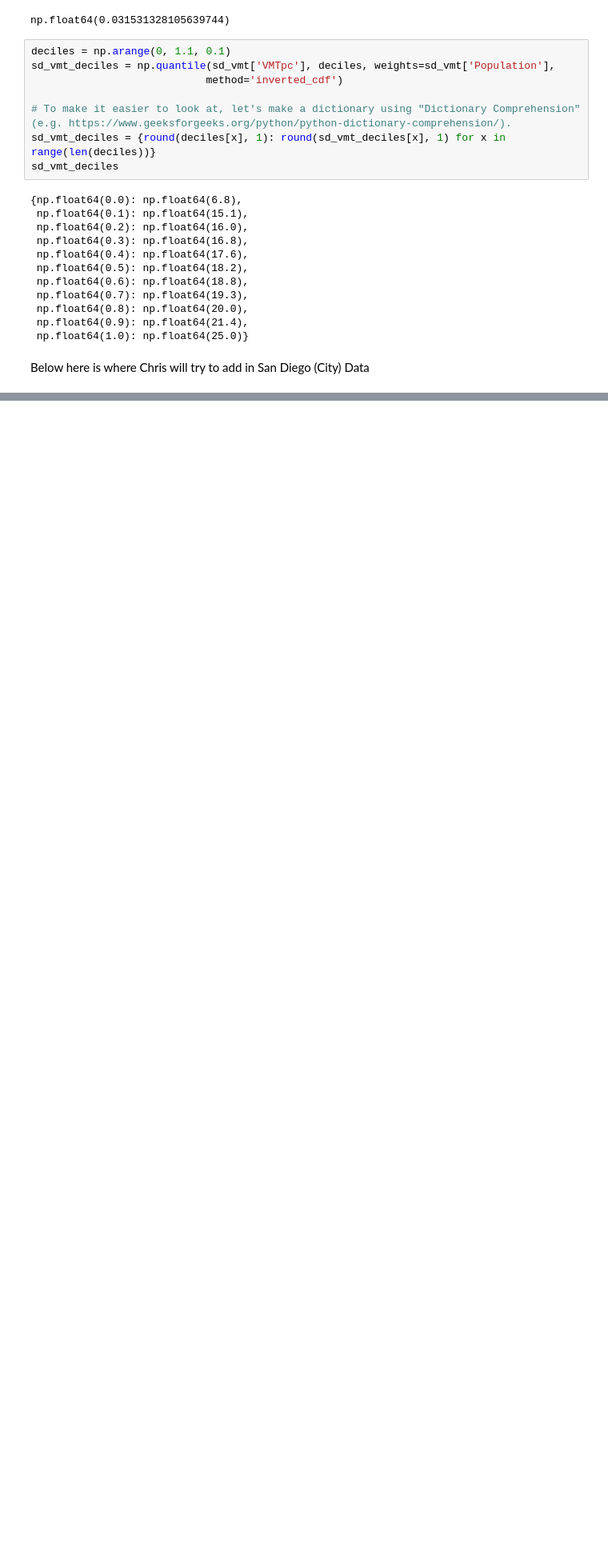
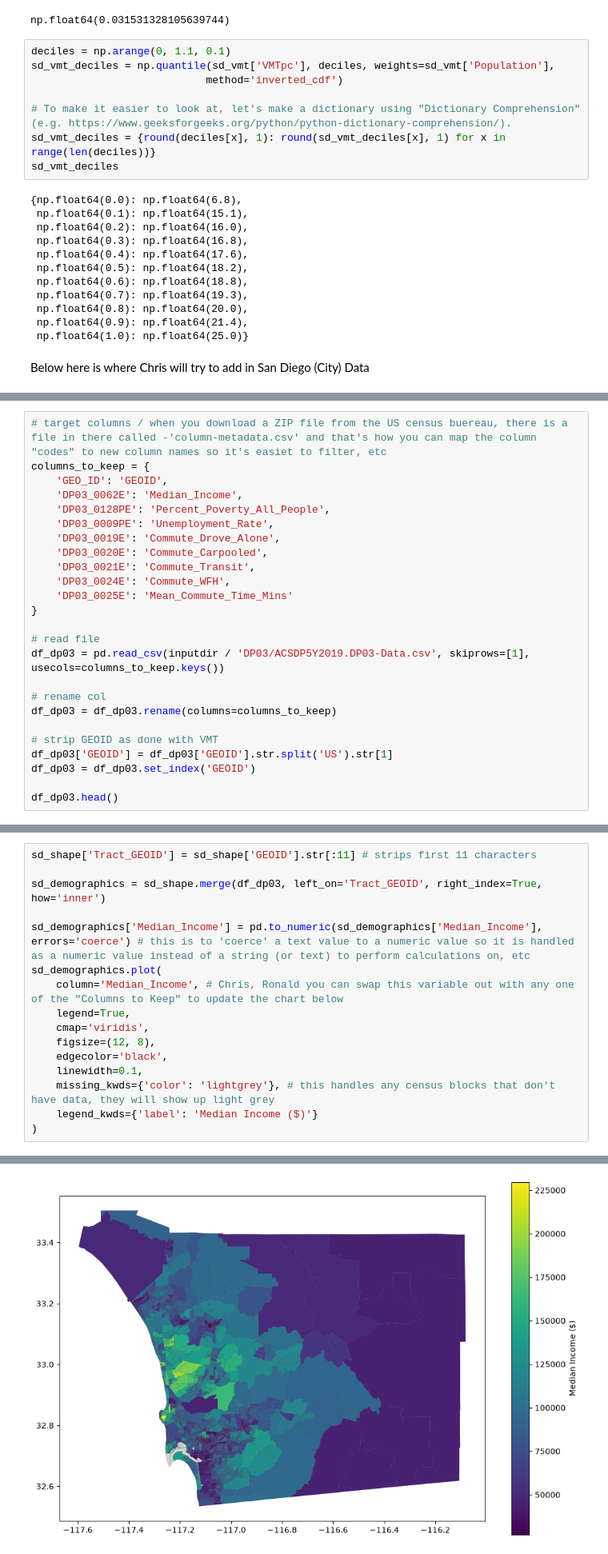
Before and after one commit to symptom-of-indigo/esm-grad-portfolio, a Jupyter notebook: sanDiego.ipynb, the cells around one changed output, grey strips where cells are left out. Shown at 80% size. Cells and saved outputs as stored; diff of their text form; blank space fills up the shorter version.

Commit message:
make a data sources .MD and create a template for downloading US Census data - added in DP03 (economic characteristics) with an easily configurable layout

```diff
--- a/sanDiego.ipynb
+++ b/sanDiego.ipynb
@@ -406,0 +420,25 @@ Below here is where Chris will try to add in San Diego (City) Data
+# %%
+# target columns / when you download a ZIP file from the US census buereau, there is a file in there called -'column-metadata.csv' and that's how you can map the column "codes" to new column names so it's easiet to filter, etc
+columns_to_keep = {
+    'GEO_ID': 'GEOID',
+    'DP03_0062E': 'Median_Income',
+    'DP03_0128PE': 'Percent_Poverty_All_People',
+    'DP03_0009PE': 'Unemployment_Rate',
+    'DP03_0019E': 'Commute_Drove_Alone',
+    'DP03_0020E': 'Commute_Carpooled',
+    'DP03_0021E': 'Commute_Transit',
+    'DP03_0024E': 'Commute_WFH',
+    'DP03_0025E': 'Mean_Commute_Time_Mins'
+}
+
+# read file
+df_dp03 = pd.read_csv(inputdir / 'DP03/ACSDP5Y2019.DP03-Data.csv', skiprows=[1], usecols=columns_to_keep.keys())
+
+# rename col
+df_dp03 = df_dp03.rename(columns=columns_to_keep)
+
+# strip GEOID as done with VMT
+df_dp03['GEOID'] = df_dp03['GEOID'].str.split('US').str[1]
+df_dp03 = df_dp03.set_index('GEOID')
+
+df_dp03.head()
@@ -406,0 +455,17 @@ Below here is where Chris will try to add in San Diego (City) Data
+# %%
+sd_shape['Tract_GEOID'] = sd_shape['GEOID'].str[:11] # strips first 11 characters
+
+sd_demographics = sd_shape.merge(df_dp03, left_on='Tract_GEOID', right_index=True, how='inner')
+
+sd_demographics['Median_Income'] = pd.to_numeric(sd_demographics['Median_Income'], errors='coerce') # this is to 'coerce' a text value to a numeric value so it is handled as a numeric value instead of a string (or text) to perform calculations on, etc
+sd_demographics.plot(
+    column='Median_Income', # Chris, Ronald you can swap this variable out with any one of the "Columns to Keep" to update the chart below
+    legend=True,
+    cmap='viridis',
+    figsize=(12, 8),
+    edgecolor='black',
+    linewidth=0.1,
+    missing_kwds={'color': 'lightgrey'}, # this handles any census blocks that don't have data, they will show up light grey
+    legend_kwds={'label': 'Median Income ($)'}
+)
+# %% [output]
@@ -406,0 +473 @@ Below here is where Chris will try to add in San Diego (City) Data
+[figure, added]
```
Also changed, not shown: parts of 5 cells of this notebook, 1 other file.
